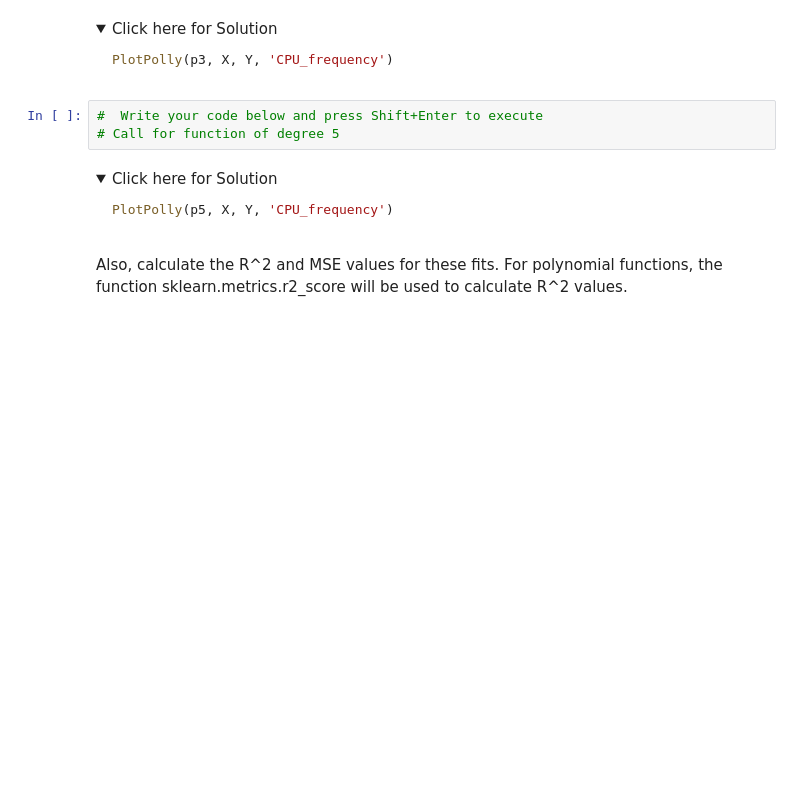
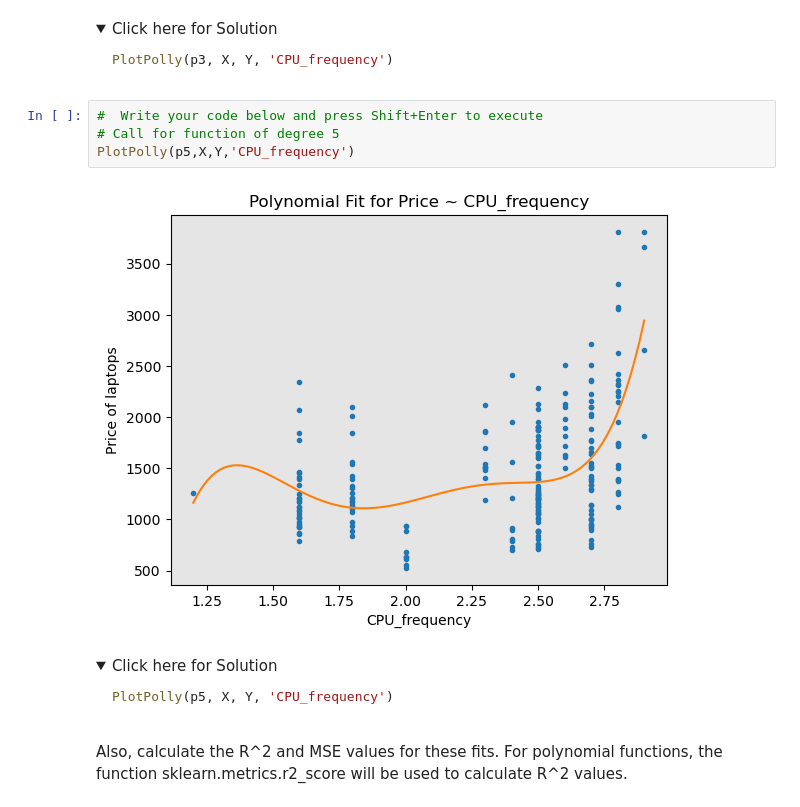
Before and after one commit to BulentKaradeniz/Coursera_HandsOn, a Jupyter notebook: practice_model_development_laptops.jupyterlite.ipynb, the cells around one changed output. Cells and saved outputs as stored; diff of their text form; folded sections open; blank space fills up the shorter version.

```diff
--- a/practice_model_development_laptops.jupyterlite.ipynb
+++ b/practice_model_development_laptops.jupyterlite.ipynb
@@ -397,6 +412,9 @@ PlotPolly(p3, X, Y, 'CPU_frequency')
 # %%
 #  Write your code below and press Shift+Enter to execute
 # Call for function of degree 5
+PlotPolly(p5,X,Y,'CPU_frequency')
+# %% [output]
+[figure, added]
 # %% [markdown]
 <details>
     <summary>Click here for Solution</summary>
```
Also changed, not shown: parts of 9 cells of this notebook.
